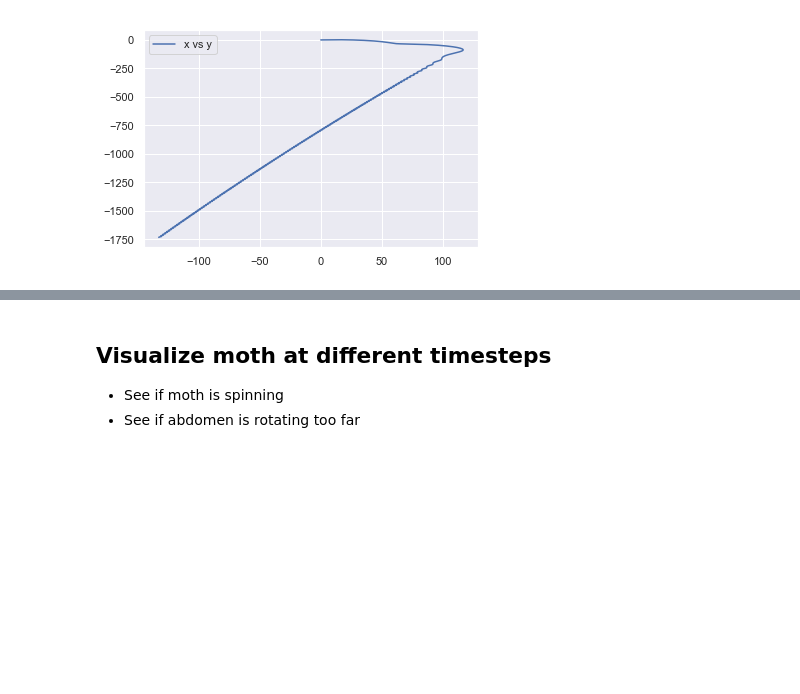
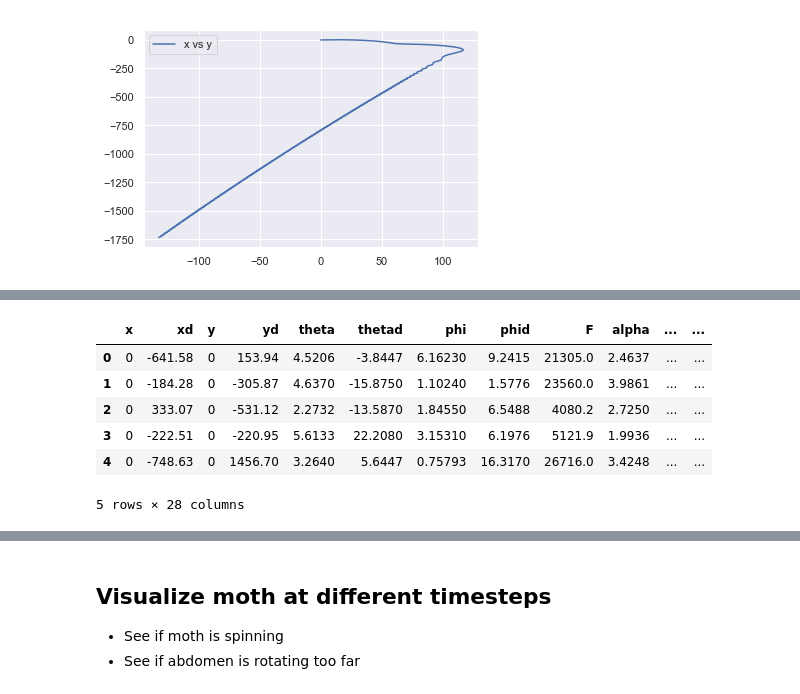
Before and after one commit to nifti-coe/ODE_Python, a Jupyter notebook: PythonCode/008_MatlabDebugger.ipynb, the cells around one changed output, grey strips where cells are left out. Cells and saved outputs as stored; diff of their text form; code cells hidden in the pictures; blank space fills up the shorter version.

```diff
--- a/PythonCode/008_MatlabDebugger.ipynb
+++ b/PythonCode/008_MatlabDebugger.ipynb
@@ -250,0 +305,13 @@ checkData.columns
+# %%
+# checkData.columns[0:19] = df_c.loc[:, "x":"phidf"].columns
+checkData.rename({'x_0':'x', 'xd_0':'xd', 'y_0':'y', 'yd_0':'yd',
+                 "theta_0":"theta", "thetad_0": "thetad", "phi_0": "phi", "phid_0":"phid" }, axis='columns', inplace = True)
+checkData.head()
+# %% [output]
+|  | x | xd | y | yd | theta | thetad | phi | phid | F | alpha | ... | ... |
+| 0 | 0 | -641.58 | 0 | 153.94 | 4.5206 | -3.8447 | 6.16230 | 9.2415 | 21305.0 | 2.4637 | ... | ... |
+| 1 | 0 | -184.28 | 0 | -305.87 | 4.6370 | -15.8750 | 1.10240 | 1.5776 | 23560.0 | 3.9861 | ... | ... |
+| 2 | 0 | 333.07 | 0 | -531.12 | 2.2732 | -13.5870 | 1.84550 | 6.5488 | 4080.2 | 2.7250 | ... | ... |
+| 3 | 0 | -222.51 | 0 | -220.95 | 5.6133 | 22.2080 | 3.15310 | 6.1976 | 5121.9 | 1.9936 | ... | ... |
+| 4 | 0 | -748.63 | 0 | 1456.70 | 3.2640 | 5.6447 | 0.75793 | 16.3170 | 26716.0 | 3.4248 | ... | ... |
+5 rows × 28 columns
```
Also changed, not shown: parts of 33 cells of this notebook.
